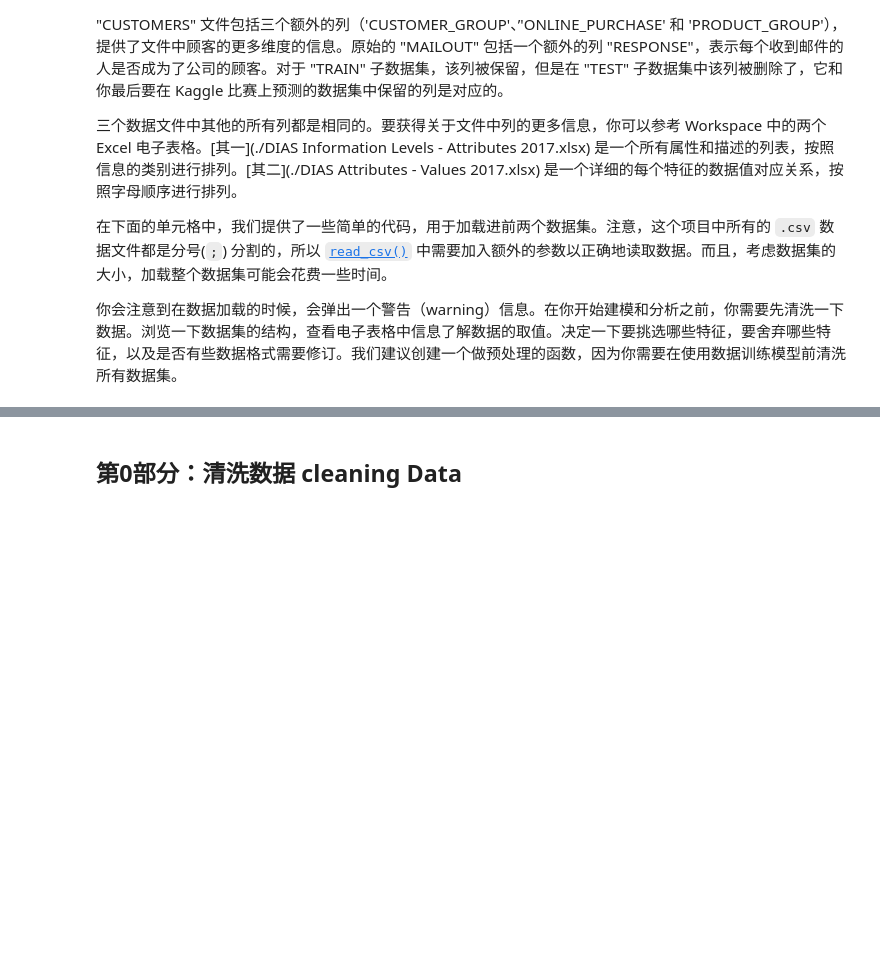
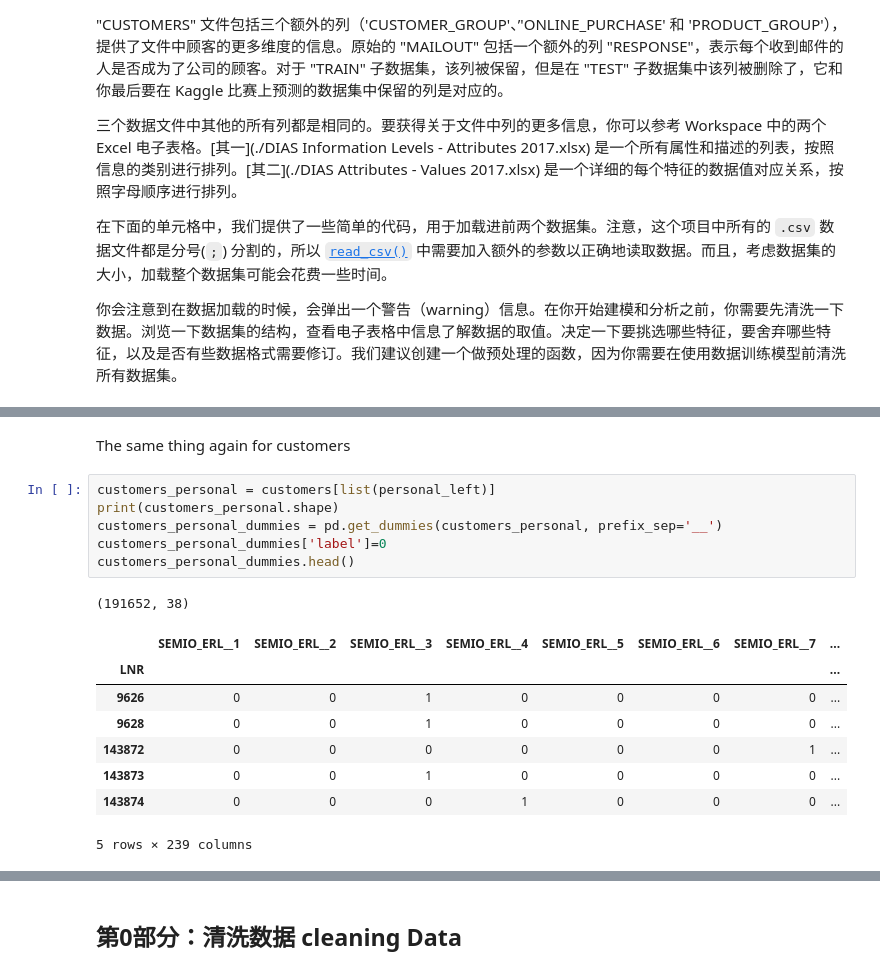
Before and after one commit to xibux-repo/kaggle, a Jupyter notebook: Arvato/Arvato_Project_Workbook_zh.ipynb, the cells around one changed output, grey strips where cells are left out. Cells and saved outputs as stored; diff of their text form; blank space fills up the shorter version.

```diff
--- a/Arvato/Arvato_Project_Workbook_zh.ipynb
+++ b/Arvato/Arvato_Project_Workbook_zh.ipynb
@@ -78,0 +164,18 @@ customers.head()
+# %% [markdown]
+The same thing again for customers
+# %%
+customers_personal = customers[list(personal_left)]
+print(customers_personal.shape)
+customers_personal_dummies = pd.get_dummies(customers_personal, prefix_sep='__')
+customers_personal_dummies['label']=0
+customers_personal_dummies.head()
+# %% [output]
+(191652, 38)
+|  | SEMIO_ERL__1 | SEMIO_ERL__2 | SEMIO_ERL__3 | SEMIO_ERL__4 | SEMIO_ERL__5 | SEMIO_ERL__6 | SEMIO_ERL__7 | ... |
+| LNR |  |  |  |  |  |  |  | ... |
+| 9626 | 0 | 0 | 1 | 0 | 0 | 0 | 0 | ... |
+| 9628 | 0 | 0 | 1 | 0 | 0 | 0 | 0 | ... |
+| 143872 | 0 | 0 | 0 | 0 | 0 | 0 | 1 | ... |
+| 143873 | 0 | 0 | 1 | 0 | 0 | 0 | 0 | ... |
+| 143874 | 0 | 0 | 0 | 1 | 0 | 0 | 0 | ... |
+5 rows × 239 columns
```
Also changed, not shown: parts of 29 cells of this notebook.
